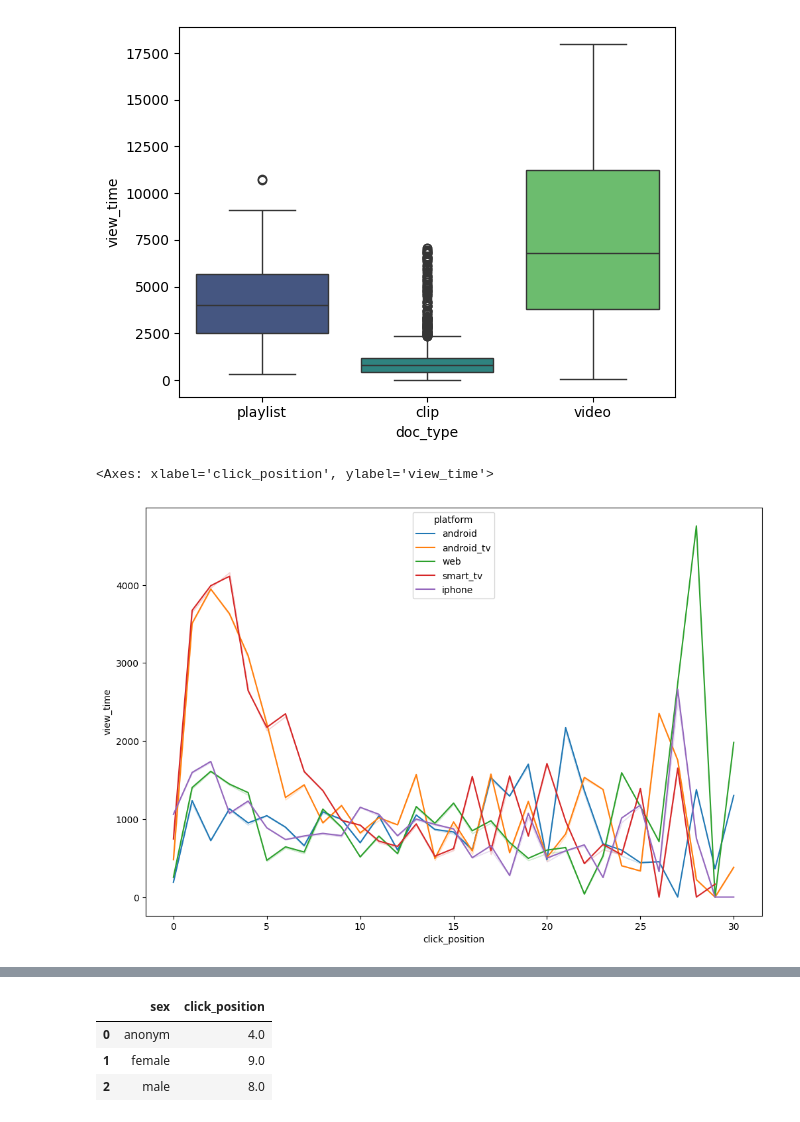
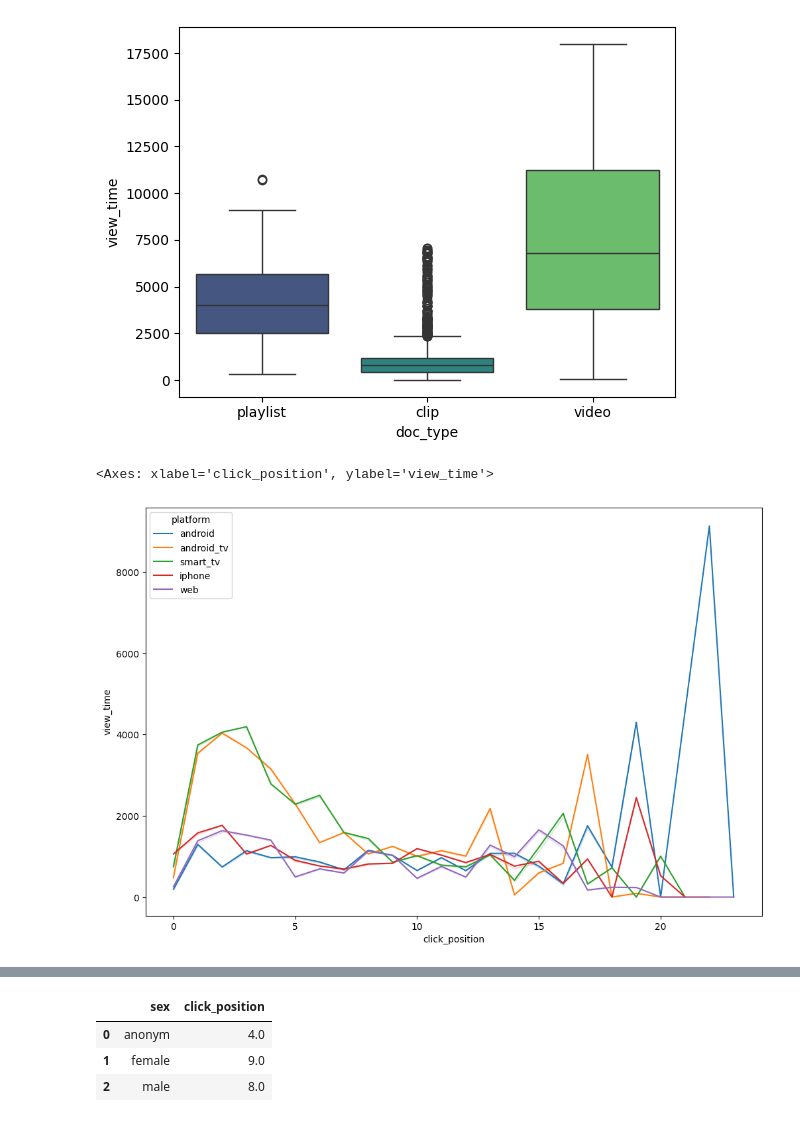
Before and after one commit to Xsize731/techtest_vk, a Jupyter notebook: main.ipynb, the cells around one changed output, grey strips where cells are left out. Saved outputs shown, nothing was run; the diff lists cells and outputs as text; code cells hidden in the pictures.

```diff
--- a/main.ipynb
+++ b/main.ipynb
@@ -302,9 +303,9 @@ Passing `palette` without assigning `hue` is deprecated and will be removed in v
 <Axes: xlabel='doc_type', ylabel='view_time'>
 [figure]
 # %%
-# резкий скачек для iphone обусловлен пользователем который долго смотрел музыку
+# резкий скачек для android обусловлен пользователем который долго смотрел музыку
 plt.figure(figsize=(12,8))
-sns.lineplot(x='click_position', y='view_time', estimator=np.mean, data=df[df['success']== 1], hue='platform', errorbar=('ci', 0))
+sns.lineplot(x='click_position', y='view_time', estimator=np.mean, data=df_no_news[df_no_news['success']== 1], hue='platform', errorbar=('ci', 0))
 # %% [output]
 <Axes: xlabel='click_position', ylabel='view_time'>
-[figure, old version]
+[figure, new version]
```
Also changed, not shown: parts of 27 cells of this notebook.
